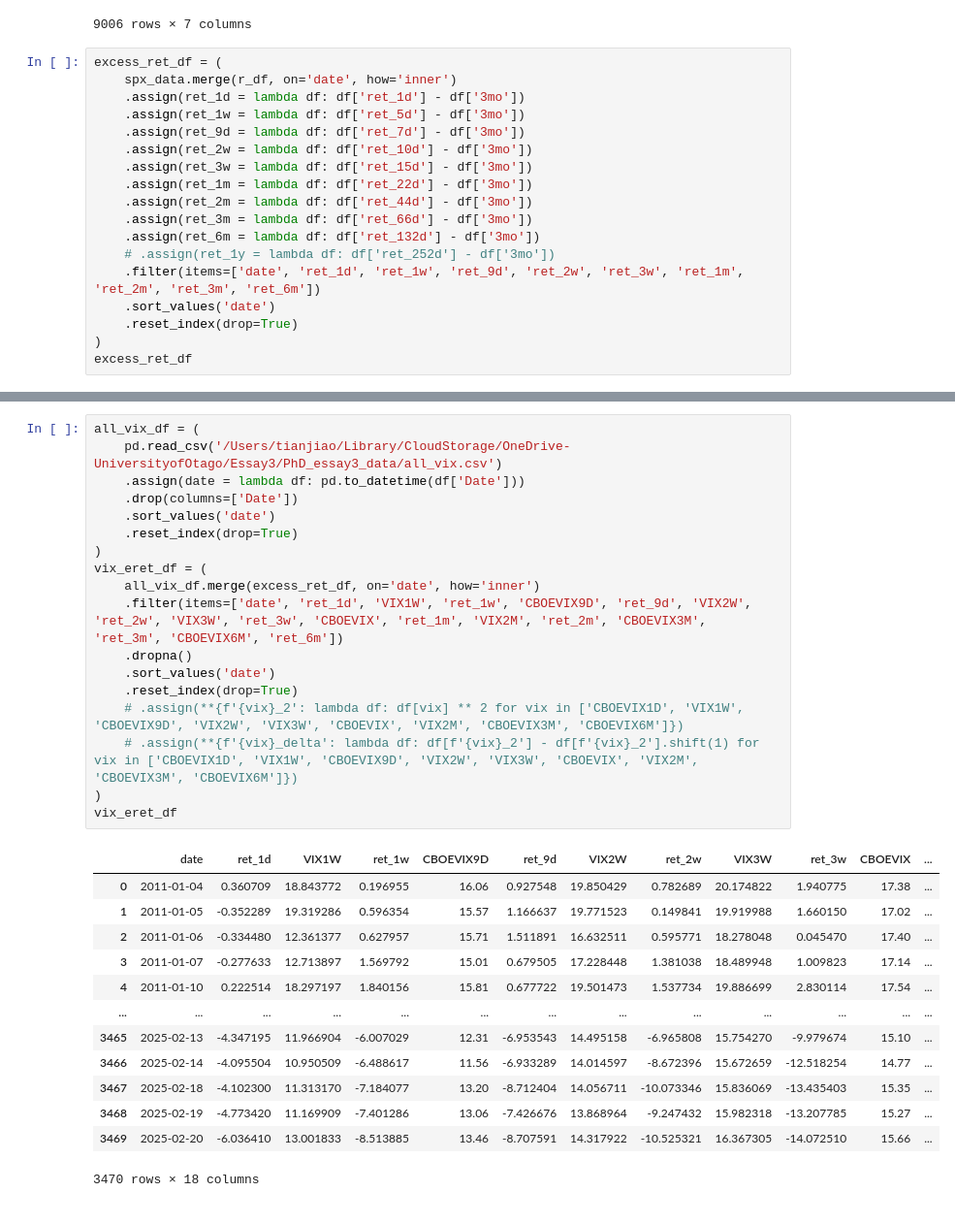
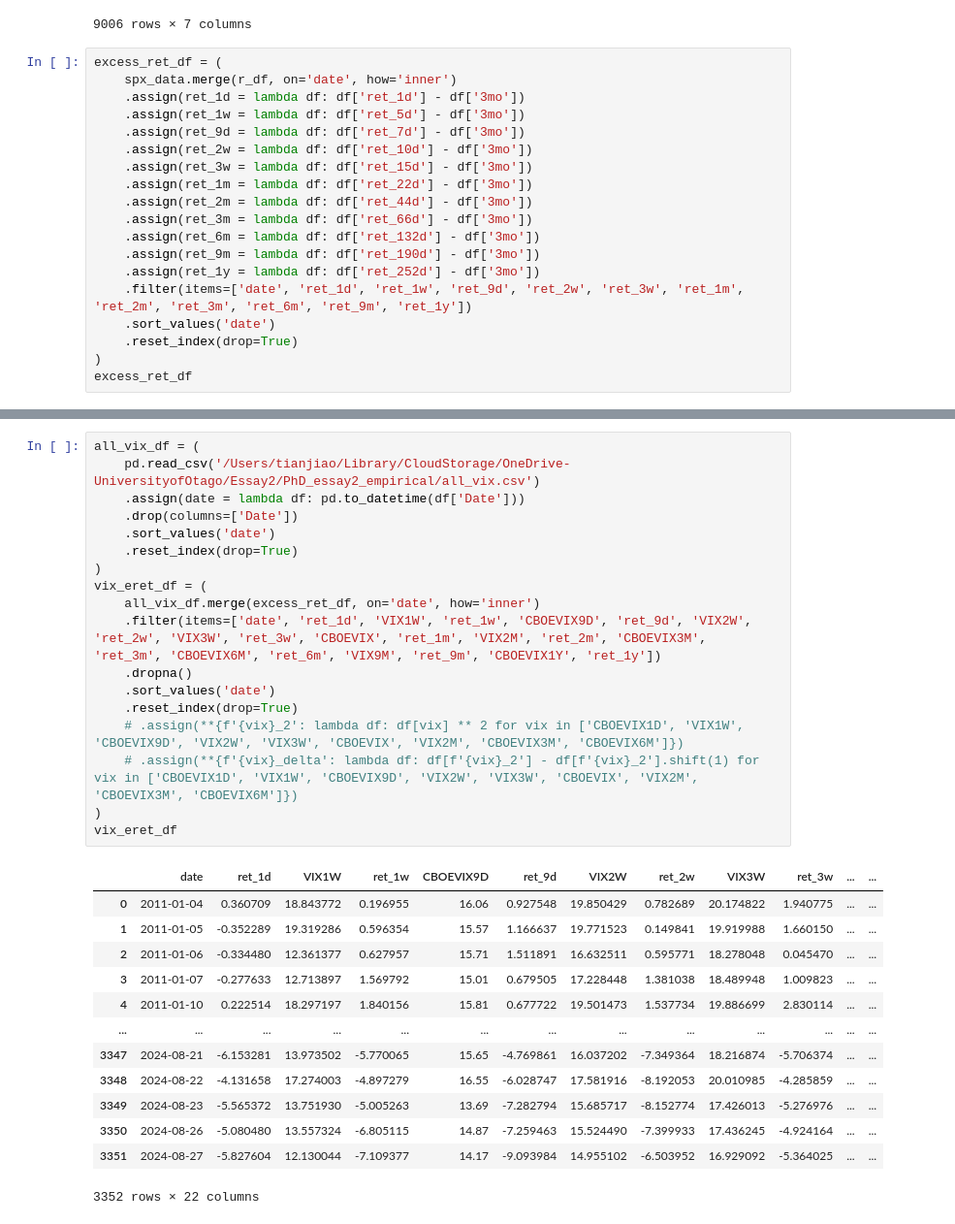
Before and after one commit to Tianjiao11/PhD_essay3_coding, a Jupyter notebook: PhD_essay3_codes.ipynb, the cells around one changed output, grey strips where cells are left out. Shown at 97% size. Saved outputs shown, nothing was run; the diff lists cells and outputs as text.

```diff
--- a/PhD_essay3_codes.ipynb
+++ b/PhD_essay3_codes.ipynb
@@ -87,8 +87,9 @@ excess_ret_df = (
     .assign(ret_2m = lambda df: df['ret_44d'] - df['3mo'])
     .assign(ret_3m = lambda df: df['ret_66d'] - df['3mo'])
     .assign(ret_6m = lambda df: df['ret_132d'] - df['3mo'])
-    # .assign(ret_1y = lambda df: df['ret_252d'] - df['3mo'])
-    .filter(items=['date', 'ret_1d', 'ret_1w', 'ret_9d', 'ret_2w', 'ret_3w', 'ret_1m', 'ret_2m', 'ret_3m', 'ret_6m'])
+    .assign(ret_9m = lambda df: df['ret_190d'] - df['3mo'])
+    .assign(ret_1y = lambda df: df['ret_252d'] - df['3mo'])
+    .filter(items=['date', 'ret_1d', 'ret_1w', 'ret_9d', 'ret_2w', 'ret_3w', 'ret_1m', 'ret_2m', 'ret_3m', 'ret_6m', 'ret_9m', 'ret_1y'])
     .sort_values('date')
     .reset_index(drop=True)
 )
@@ -110,35 +111,35 @@ excess_ret_df
 # %%
 all_vix_df = (
-    pd.read_csv('/Users/tianjiao/Library/CloudStorage/OneDrive-UniversityofOtago/Essay3/PhD_essay3_data/all_vix.csv')
+    pd.read_csv('/Users/tianjiao/Library/CloudStorage/OneDrive-UniversityofOtago/Essay2/PhD_essay2_empirical/all_vix.csv')
     .assign(date = lambda df: pd.to_datetime(df['Date']))
     .drop(columns=['Date'])
     .sort_values('date')
     .reset_index(drop=True)
 )
 vix_eret_df = (
     all_vix_df.merge(excess_ret_df, on='date', how='inner')
-    .filter(items=['date', 'ret_1d', 'VIX1W', 'ret_1w', 'CBOEVIX9D', 'ret_9d', 'VIX2W', 'ret_2w', 'VIX3W', 'ret_3w', 'CBOEVIX', 'ret_1m', 'VIX2M', 'ret_2m', 'CBOEVIX3M', 'ret_3m', 'CBOEVIX6M', 'ret_6m'])
+    .filter(items=['date', 'ret_1d', 'VIX1W', 'ret_1w', 'CBOEVIX9D', 'ret_9d', 'VIX2W', 'ret_2w', 'VIX3W', 'ret_3w', 'CBOEVIX', 'ret_1m', 'VIX2M', 'ret_2m', 'CBOEVIX3M', 'ret_3m', 'CBOEVIX6M', 'ret_6m', 'VIX9M', 'ret_9m', 'CBOEVIX1Y', 'ret_1y'])
     .dropna()
     .sort_values('date')
     .reset_index(drop=True)
     # .assign(**{f'{vix}_2': lambda df: df[vix] ** 2 for vix in ['CBOEVIX1D', 'VIX1W', 'CBOEVIX9D', 'VIX2W', 'VIX3W', 'CBOEVIX', 'VIX2M', 'CBOEVIX3M', 'CBOEVIX6M']})
     # .assign(**{f'{vix}_delta': lambda df: df[f'{vix}_2'] - df[f'{vix}_2'].shift(1) for vix in ['CBOEVIX1D', 'VIX1W', 'CBOEVIX9D', 'VIX2W', 'VIX3W', 'CBOEVIX', 'VIX2M', 'CBOEVIX3M', 'CBOEVIX6M']})
 )
 vix_eret_df
 # %% [output]
-|  | date | ret_1d | VIX1W | ret_1w | CBOEVIX9D | ret_9d | VIX2W | ret_2w | VIX3W | ret_3w | CBOEVIX | ... |
-| 0 | 2011-01-04 | 0.360709 | 18.843772 | 0.196955 | 16.06 | 0.927548 | 19.850429 | 0.782689 | 20.174822 | 1.940775 | 17.38 | ... |
-| 1 | 2011-01-05 | -0.352289 | 19.319286 | 0.596354 | 15.57 | 1.166637 | 19.771523 | 0.149841 | 19.919988 | 1.660150 | 17.02 | ... |
-| 2 | 2011-01-06 | -0.334480 | 12.361377 | 0.627957 | 15.71 | 1.511891 | 16.632511 | 0.595771 | 18.278048 | 0.045470 | 17.40 | ... |
-| 3 | 2011-01-07 | -0.277633 | 12.713897 | 1.569792 | 15.01 | 0.679505 | 17.228448 | 1.381038 | 18.489948 | 1.009823 | 17.14 | ... |
-| 4 | 2011-01-10 | 0.222514 | 18.297197 | 1.840156 | 15.81 | 0.677722 | 19.501473 | 1.537734 | 19.886699 | 2.830114 | 17.54 | ... |
+|  | date | ret_1d | VIX1W | ret_1w | CBOEVIX9D | ret_9d | VIX2W | ret_2w | VIX3W | ret_3w | ... | ... |
+| 0 | 2011-01-04 | 0.360709 | 18.843772 | 0.196955 | 16.06 | 0.927548 | 19.850429 | 0.782689 | 20.174822 | 1.940775 | ... | ... |
+| 1 | 2011-01-05 | -0.352289 | 19.319286 | 0.596354 | 15.57 | 1.166637 | 19.771523 | 0.149841 | 19.919988 | 1.660150 | ... | ... |
+| 2 | 2011-01-06 | -0.334480 | 12.361377 | 0.627957 | 15.71 | 1.511891 | 16.632511 | 0.595771 | 18.278048 | 0.045470 | ... | ... |
+| 3 | 2011-01-07 | -0.277633 | 12.713897 | 1.569792 | 15.01 | 0.679505 | 17.228448 | 1.381038 | 18.489948 | 1.009823 | ... | ... |
+| 4 | 2011-01-10 | 0.222514 | 18.297197 | 1.840156 | 15.81 | 0.677722 | 19.501473 | 1.537734 | 19.886699 | 2.830114 | ... | ... |
 | ... | ... | ... | ... | ... | ... | ... | ... | ... | ... | ... | ... | ... |
-| 3465 | 2025-02-13 | -4.347195 | 11.966904 | -6.007029 | 12.31 | -6.953543 | 14.495158 | -6.965808 | 15.754270 | -9.979674 | 15.10 | ... |
-| 3466 | 2025-02-14 | -4.095504 | 10.950509 | -6.488617 | 11.56 | -6.933289 | 14.014597 | -8.672396 | 15.672659 | -12.518254 | 14.77 | ... |
-| 3467 | 2025-02-18 | -4.102300 | 11.313170 | -7.184077 | 13.20 | -8.712404 | 14.056711 | -10.073346 | 15.836069 | -13.435403 | 15.35 | ... |
-| 3468 | 2025-02-19 | -4.773420 | 11.169909 | -7.401286 | 13.06 | -7.426676 | 13.868964 | -9.247432 | 15.982318 | -13.207785 | 15.27 | ... |
-| 3469 | 2025-02-20 | -6.036410 | 13.001833 | -8.513885 | 13.46 | -8.707591 | 14.317922 | -10.525321 | 16.367305 | -14.072510 | 15.66 | ... |
+| 3347 | 2024-08-21 | -6.153281 | 13.973502 | -5.770065 | 15.65 | -4.769861 | 16.037202 | -7.349364 | 18.216874 | -5.706374 | ... | ... |
+| 3348 | 2024-08-22 | -4.131658 | 17.274003 | -4.897279 | 16.55 | -6.028747 | 17.581916 | -8.192053 | 20.010985 | -4.285859 | ... | ... |
+| 3349 | 2024-08-23 | -5.565372 | 13.751930 | -5.005263 | 13.69 | -7.282794 | 15.685717 | -8.152774 | 17.426013 | -5.276976 | ... | ... |
+| 3350 | 2024-08-26 | -5.080480 | 13.557324 | -6.805115 | 14.87 | -7.259463 | 15.524490 | -7.399933 | 17.436245 | -4.924164 | ... | ... |
+| 3351 | 2024-08-27 | -5.827604 | 12.130044 | -7.109377 | 14.17 | -9.093984 | 14.955102 | -6.503952 | 16.929092 | -5.364025 | ... | ... |
-3470 rows × 18 columns
+3352 rows × 22 columns
 # %%
 def adj_r2(df, d, vix):
     df = df.copy()
```
Also changed, not shown: parts of 8 cells of this notebook.
